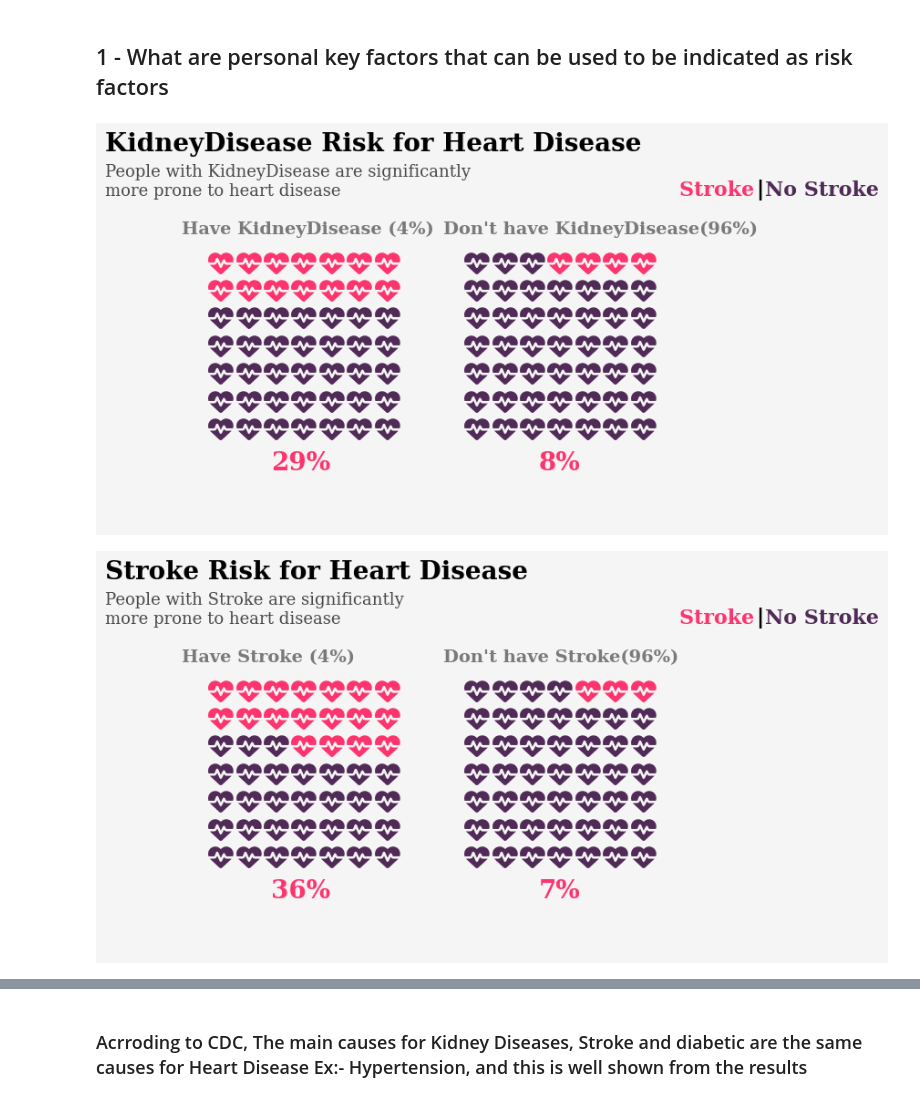
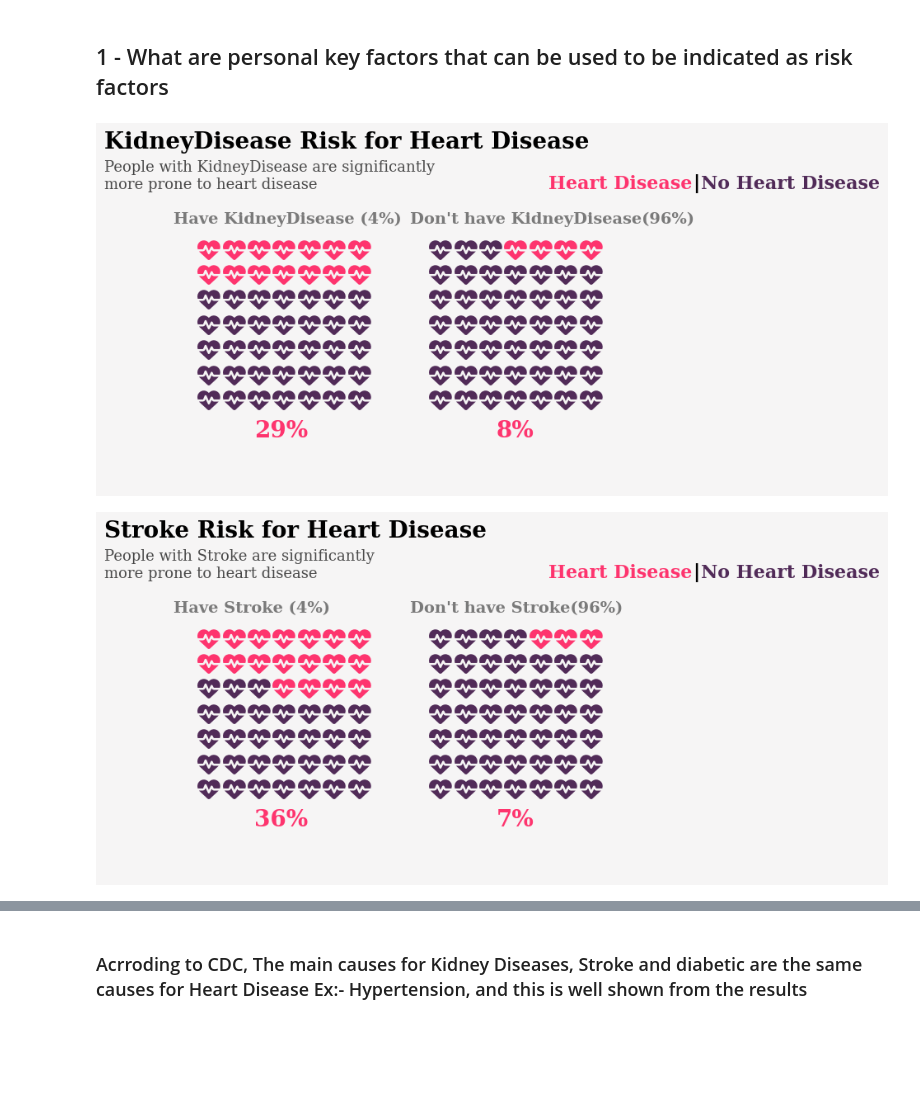
Before and after one commit to PrinceEGY/Heart-Disease-Prediction, a Jupyter notebook: EDA/Heart Diseaes EDA.ipynb, the cells around one changed output, grey strips where cells are left out. Cells and saved outputs as stored; diff of their text form; code cells hidden in the pictures; blank space fills up the shorter version.

```diff
--- a/EDA/Heart Diseaes EDA.ipynb
+++ b/EDA/Heart Diseaes EDA.ipynb
@@ -221,34 +221,34 @@ for col in cols:
                                   'vertical': True,
                                   'interval_ratio_y': 0.1,
                                   'interval_ratio_x': 0.1,
                                   'icons' : 'heartbeat',
                                   'icon_legend' :False,
                                   'icon_size':20,
                                   'plot_anchor':'C',
                                   'alpha':0.1
 
                                }
                              },
 
     )
     #fig.text ('asdfasdfasd0', {'font':'Serif', 'size':35, 'color':'black'} )
 
 
     fig.text(0., 0.80, f'{col} Risk for Heart Disease', {'font':'Serif', 'size':20, 'color':'black', 'weight':'bold'})
     fig.text(0., 0.73, f'People with {col} are significantly \nmore prone to heart disease', {'font':'Serif', 'size':13, 'color':'black', 'weight':'normal'}, alpha = 0.7)
     fig.text(0.24, 0.22, 'ooo', {'font':'Serif', 'size':16,'weight':'bold' ,'color':'#f6f5f5'})
     fig.text(0.65, 0.22, 'ooo', {'font':'Serif', 'size':16,'weight':'bold', 'color':'#f6f5f5'})
     fig.text(0.26, 0.30, '{}%'.format(100-healthy_yes), {'font':'Serif', 'size':20,'weight':'bold' ,'color':'#fe346e'},alpha = 1,)
     fig.text(0.68, 0.30, '{}%'.format(100-healthy_no), {'font':'Serif', 'size':20,'weight':'bold', 'color':'#fe346e'}, alpha = 1)
     fig.text(0.12, 0.67, 'Have {} ({}%)'.format(col, yes_per), {'font':'Serif', 'size':14,'weight':'bold' ,'color':'black'},alpha = 0.5,)
     fig.text(0.53, 0.67, 'Don\'t have {}({}%)'.format(col, no_per), {'font':'Serif', 'size':14,'weight':'bold', 'color':'black'}, alpha = 0.5)
 
-    fig.text(0.9,0.73, 'Stroke ', {'font': 'Serif','weight':'bold','size': '16','weight':'bold','style':'normal', 'color':'#fe346e'})
+    fig.text(0.77,0.73, 'Heart Disease', {'font': 'Serif','weight':'bold','size': '16','weight':'bold','style':'normal', 'color':'#fe346e'})
     fig.text(1.02,0.73, '|', {'color':'black' , 'size':'16', 'weight': 'bold'})
-    fig.text(1.035,0.73, 'No Stroke', {'font': 'Serif','weight':'bold', 'size': '16','style':'normal', 'weight':'bold','color':'#512b58'},alpha = 1)
+    fig.text(1.035,0.73, 'No Heart Disease', {'font': 'Serif','weight':'bold', 'size': '16','style':'normal', 'weight':'bold','color':'#512b58'},alpha = 1)
 
 
     fig.show()
 # %% [output]
-[figure, old version]
+[figure, new version]
-[figure, old version]
+[figure, new version]
```
Also changed, not shown: parts of 19 cells of this notebook, 1 other file.
